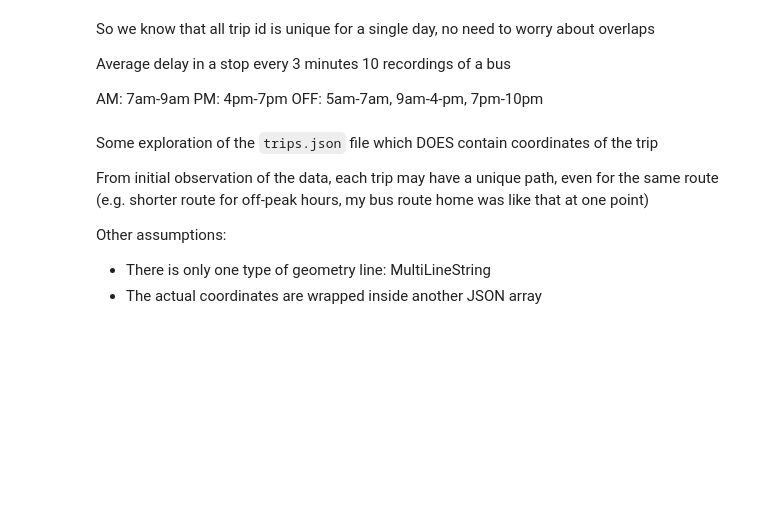
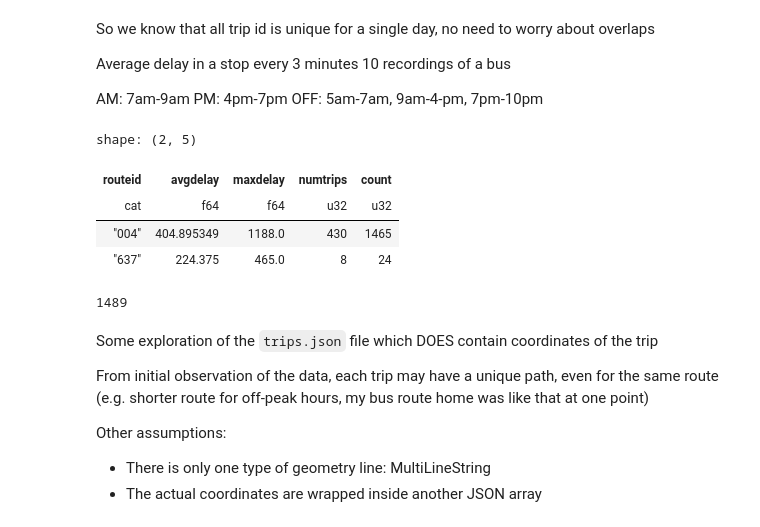
Before and after one commit to vstfl/GTFS_Test, a Jupyter notebook: agg.ipynb, the cells around one changed output. Drawn from its saved outputs; the diff is of its cells as text; code cells hidden in the pictures; blank space fills up the shorter version.

```diff
--- a/agg.ipynb
+++ b/agg.ipynb
@@ -100,55 +23,24 @@ aggregated = (
 # %%
-def agg_group(df: pl.DataFrame, *groups: str):
-    return (
-        df.group_by(groups)
-        .agg(
-            pl.col('meandelay').mean().alias('avgdelay'),
-            pl.col('meandelay').max().alias('maxdelay'),
-            pl.col('lastupdate')
-        )
-        .sort(groups)
-    )
-
-
 # 1. Map delay average over week
-mean_stop = aggregated.pipe(agg_group, 'stopid')
+mean_stop = aggregated.pipe(da.agg_group, 'stopid')
 
 # 2. Over week by day
 # TODO: Filter by PEAK, OFF, and DAY
-by_day_all = aggregated.pipe(agg_group, 'day', 'period')
+by_day_all = aggregated.pipe(da.agg_group, 'day', 'period')
 by_day_peak = (
     aggregated
     .filter(pl.col('period') != 'OFF')
-    .pipe(agg_group, 'day', 'period')
+    .pipe(da.agg_group, 'day', 'period')
 )
 by_day_off = (
     aggregated
     .filter(pl.col('period') == 'OFF')
-    .pipe(agg_group, 'day', 'period')
+    .pipe(da.agg_group, 'day', 'period')
 )
 
 
 # 3. Over day by hour
-by_hour = aggregated.pipe(agg_group, 'day', 'hour')
-
-
-def select_stop(df: pl.DataFrame, stopid: str):
-    return (
-        df.filter(pl.col('stopid') == stopid)
-        .pipe(agg_group, 'routeid')
-        .drop('lastupdate')
-    )
-
-def select_stop_and_route(df: pl.DataFrame, stopid: str, routeid: str):
-    return (
-        df.filter(
-            (pl.col('stopid') == stopid) &
-            (pl.col('routeid') == routeid)
-        )
-        .pipe(agg_group, 'day', 'hour')
-        .drop('lastupdate')
-    )
-
+by_hour = aggregated.pipe(da.agg_group, 'day', 'hour')
 
 # TODO: Select route
 # 4. Time series graph of route by hour by day
@@ -172,17 +64,13 @@ routes_on_highest_delay_stops = (
 )
 agg_routes_on_highest_delay = (
     routes_on_highest_delay_stops
-    .pipe(agg_group, 'routeid')
+    .pipe(da.agg_group, 'routeid')
     .drop('lastupdate')
 )
 
+
 def plot_by_route(df: pl.DataFrame):
-    tidy = (
-        agg_routes_on_highest_delay
-        .sort('routeid')
-        .melt(id_vars='routeid')
-        .sort('routeid')
-    )
+    tidy = df.melt(id_vars='routeid').sort('routeid')
     xticks = tidy['routeid']
     xticks_unique = tidy['routeid'].unique()
     ax = sb.barplot(
@@ -190,35 +78,44 @@ def plot_by_route(df: pl.DataFrame):
         x='routeid',
         y='value',
         hue='variable',
         width=1,
         order=xticks,
     )
     ax.set_xticks(ax.get_xticks(), xticks_unique, rotation=90)
 
 
 # 5. Mapping delay propagations within a route
 # 6. TODO
 
 def plot_stop_and_route(df: pl.DataFrame, stop: str, route: str):
-    days= pl.DataFrame({
+    days = pl.DataFrame({
         "day": [*range(1, 6)],
         "letter": ['M', 'T', 'W', 'R', 'F'],
     }, schema={"day": pl.Int8, 'letter': pl.Categorical})
     by_day_by_hour_for_stop = (
-        select_stop_and_route(df,stop,route)
+        da.select_stop_and_route(df, stop, route)
         .join(days, on='day')
         .drop('day')
         .rename({'letter': 'day'})
     )
 
     ax = sb.barplot(by_day_by_hour_for_stop, x='hour', y='avgdelay', hue='day')
     ax.set_title(f'Average delay for route {route} stop {stop}')
+    return by_day_by_hour_for_stop
 
-plot_stop_and_route(aggregated, "2260", "637")
+
 # select_stop(aggregated, "2260")
 
 # sb.barplot(by_day_by_hour_for_stop, x='hour', y='maxdelay')
 
 
-highest_delay_stops['stopid'].unique()
-# select_stop(aggregated, "2260")
+highest_delay_stops.select('stopid').unique()
+
+# plot_stop_and_route(aggregated, "2260", "637")
+da.select_stop(aggregated, "2260")
+# %% [output]
+shape: (2, 5)
+| routeid | avgdelay | maxdelay | numtrips | count |
+| cat | f64 | f64 | u32 | u32 |
+| "004" | 404.895349 | 1188.0 | 430 | 1465 |
+| "637" | 224.375 | 465.0 | 8 | 24 |
@@ -225,3 +128,8 @@ highest_delay_stops['stopid'].unique()
+# %%
+len(mean_stop) - len(mean_stop.filter(pl.col('numtrips')> 200))
+# len(mean_stop)
+# %% [output]
+1489
 # %% [markdown]
 Some exploration of the `trips.json` file which DOES contain coordinates of the
 trip
```
Also changed, not shown: parts of 13 cells of this notebook, 2 other files.
